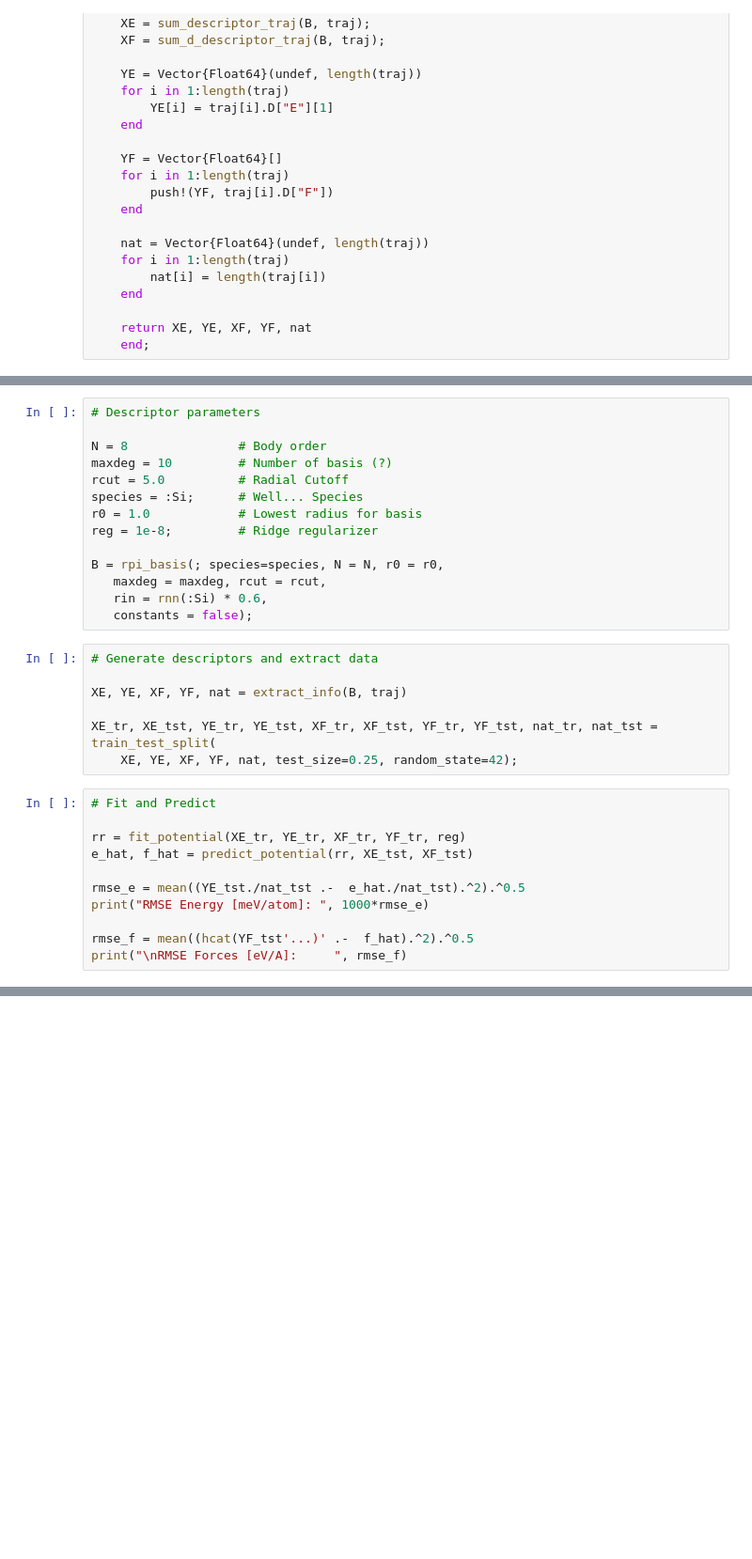
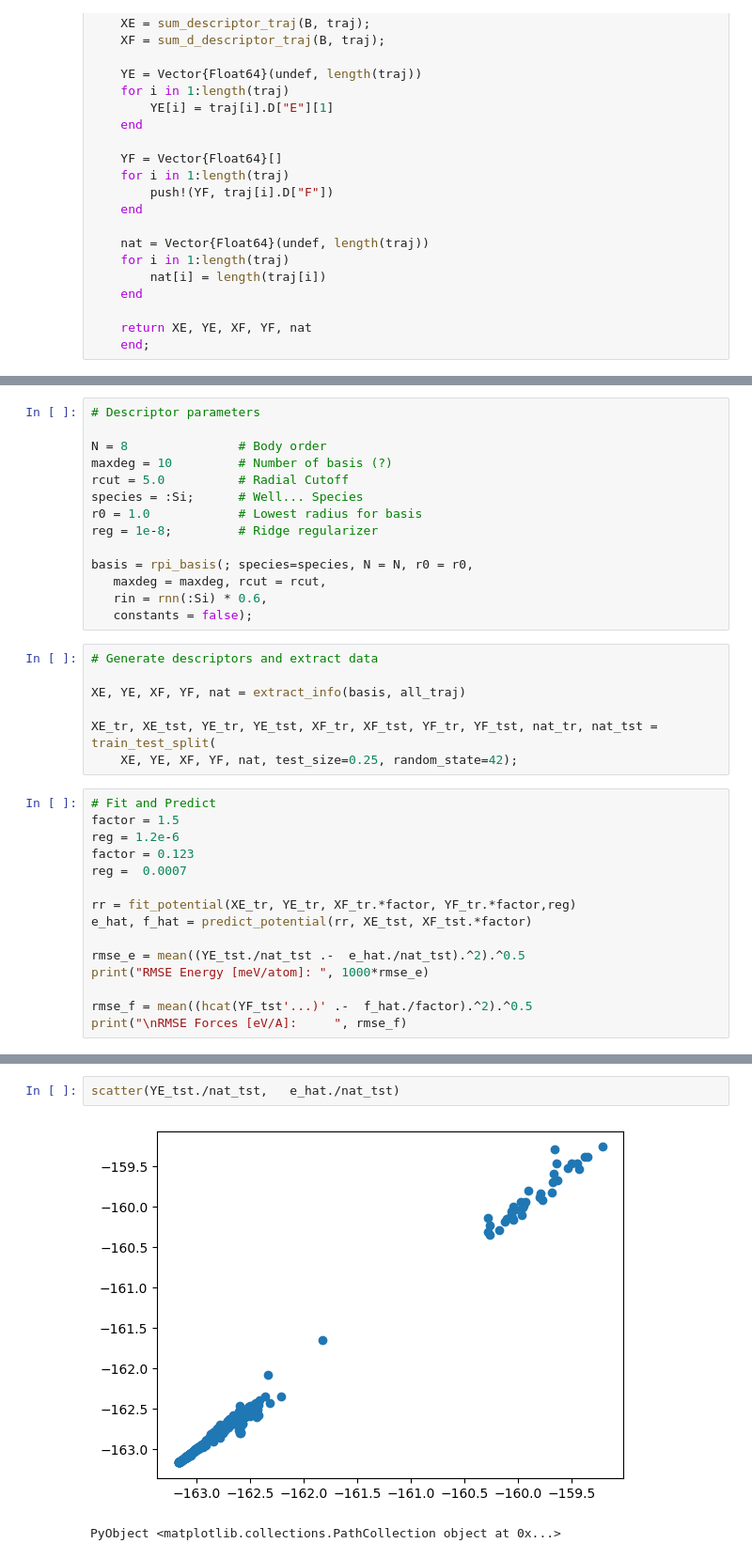
Before and after one commit to ClaudioZeni/Castle, a Jupyter notebook: notebooks/energies_and_forces_regression.ipynb, the cells around one changed output, grey strips where cells are left out. Shown at 94% size. Cells and saved outputs as stored; diff of their text form; blank space fills up the shorter version.

Commit message:
First version of Integrated Potentials in Castle.

```diff
--- a/notebooks/energies_and_forces_regression.ipynb
+++ b/notebooks/energies_and_forces_regression.ipynb
@@ -153,26 +174,30 @@ species = :Si;      # Well... Species
 r0 = 1.0            # Lowest radius for basis
 reg = 1e-8;         # Ridge regularizer
 
-B = rpi_basis(; species=species, N = N, r0 = r0,
+basis = rpi_basis(; species=species, N = N, r0 = r0,
    maxdeg = maxdeg, rcut = rcut,
    rin = rnn(:Si) * 0.6,
    constants = false);
 # %%
 # Generate descriptors and extract data
 
-XE, YE, XF, YF, nat = extract_info(B, traj)
+XE, YE, XF, YF, nat = extract_info(basis, all_traj)
 
 XE_tr, XE_tst, YE_tr, YE_tst, XF_tr, XF_tst, YF_tr, YF_tst, nat_tr, nat_tst = train_test_split(
     XE, YE, XF, YF, nat, test_size=0.25, random_state=42);
 # %%
 # Fit and Predict
+factor = 1.5
+reg = 1.2e-6
+factor = 0.123
+reg =  0.0007
 
-rr = fit_potential(XE_tr, YE_tr, XF_tr, YF_tr, reg)
-e_hat, f_hat = predict_potential(rr, XE_tst, XF_tst)
+rr = fit_potential(XE_tr, YE_tr, XF_tr.*factor, YF_tr.*factor,reg)
+e_hat, f_hat = predict_potential(rr, XE_tst, XF_tst.*factor)
 
 rmse_e = mean((YE_tst./nat_tst .-  e_hat./nat_tst).^2).^0.5
 print("RMSE Energy [meV/atom]: ", 1000*rmse_e)
 
-rmse_f = mean((hcat(YF_tst'...)' .-  f_hat).^2).^0.5
+rmse_f = mean((hcat(YF_tst'...)' .-  f_hat./factor).^2).^0.5
 print("\nRMSE Forces [eV/A]:     ", rmse_f)
 # %% [output]
@@ -180,0 +206,5 @@ RMSE Forces [eV/A]:     0.12934605106297223
+# %%
+scatter(YE_tst./nat_tst,   e_hat./nat_tst)
+# %% [output]
+[figure, added]
+PyObject <matplotlib.collections.PathCollection object at 0x...>
```
Also changed, not shown: parts of 9 cells of this notebook, 12 other files.
